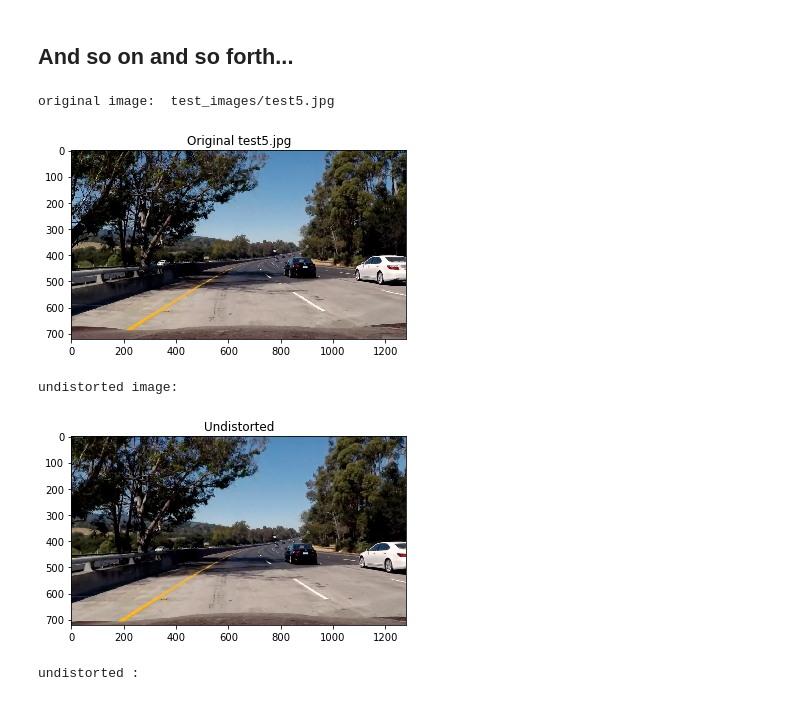
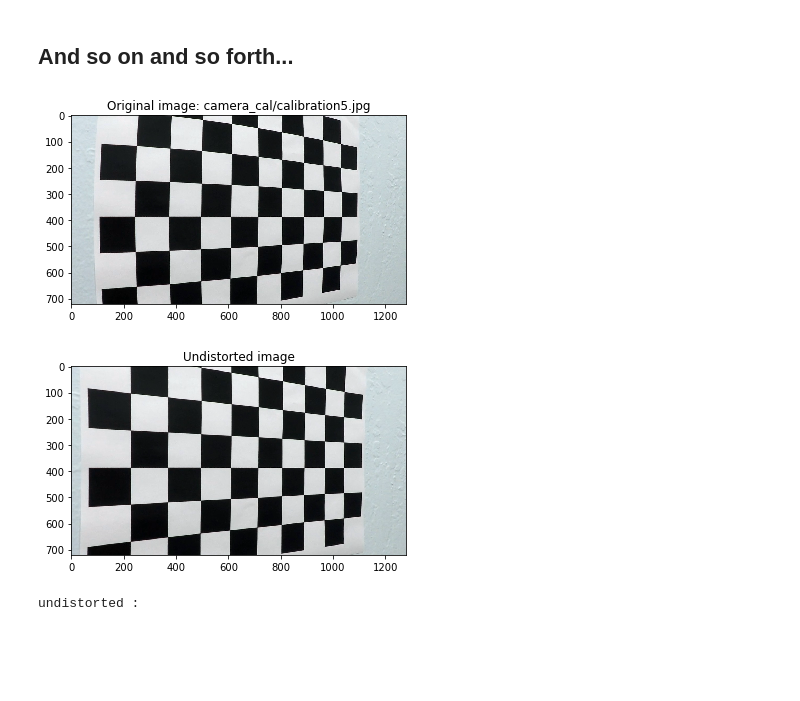
Before and after one commit to sunpochin/advanced-Lane-Lines-carnd, a Jupyter notebook: pipeline.ipynb, the cells around one changed output. Drawn from its saved outputs; the diff is of its cells as text; code cells hidden in the pictures; blank space fills up the shorter version.

```diff
--- a/pipeline.ipynb
+++ b/pipeline.ipynb
@@ -121,30 +121,30 @@ class Line():
 # %%
 # undistort the image using pre-calculated "calibration datas".
 def undistortImg(image):
     undistorted = cv2.undistort(image, mtx, dist, None, mtx)
     #cv2.imwrite('calibration_wide/test_undist.jpg',dst)
     frame.undistorted = undistorted
     return undistorted
 
 
-filename = 'test_images/test5.jpg'
-image = mpimg.imread(filename)
+filename = 'camera_cal/calibration5.jpg'
+image = cv2.imread('camera_cal/calibration5.jpg')
+#filename = 'test_images/test5.jpg'
+#image = mpimg.imread(filename)
+
 undistorted = undistortImg(image)
-print('original image: ', filename)
-plt.title('Original test5.jpg')
+title = 'Original image: ' + filename
+plt.title(title)
 plt.imshow(image)
 plt.show()
 
-print('undistorted image: ')
 plt.imshow(undistorted)
-plt.title('Undistorted')
+plt.title('Undistorted image')
 plt.show()
 #mpimg.imsave('./writeup/undistorted-test5.jpg')
 # %% [output]
-original image:  test_images/test5.jpg
-[figure, old version]
+[figure, new version]
-undistorted image:
-[figure, old version]
+[figure, new version]
 # %%
 # Define a function that takes an image, gradient orientation,
 # and threshold min / max values.
```
Also changed, not shown: parts of 1 cell of this notebook, 3 other files.
